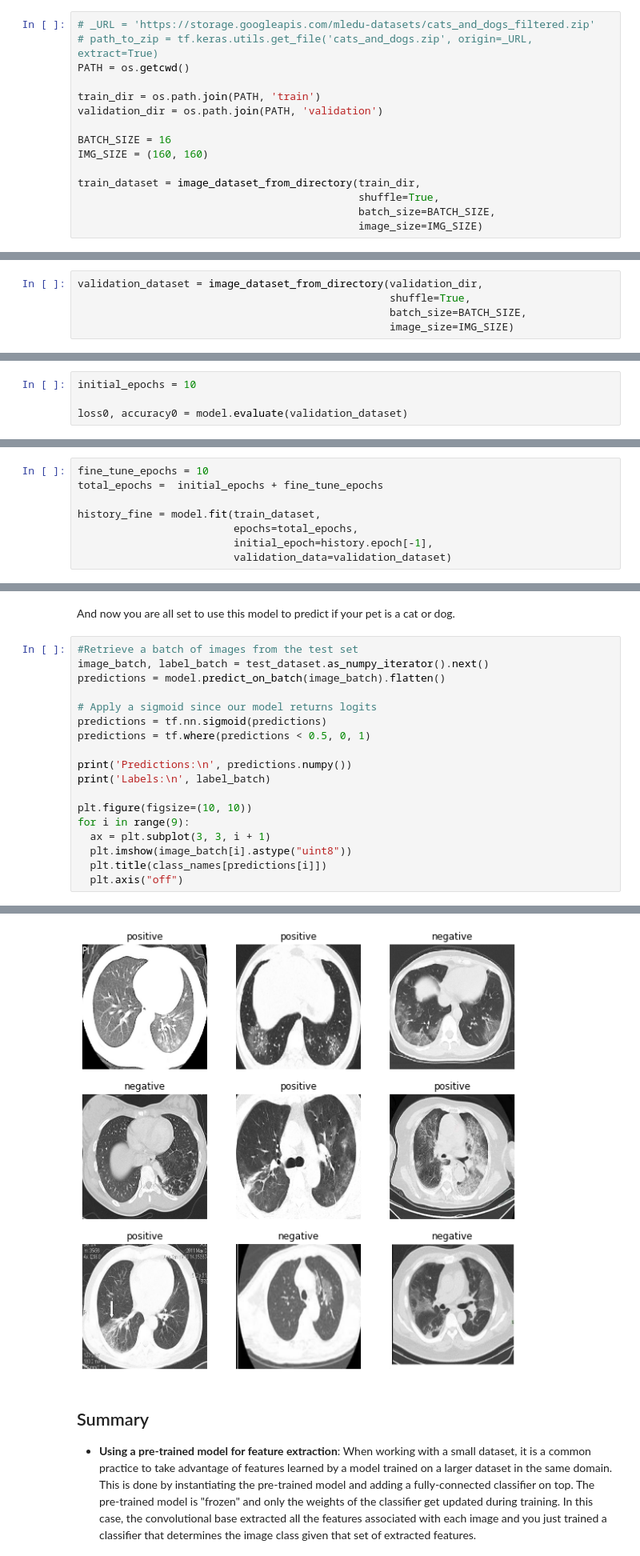
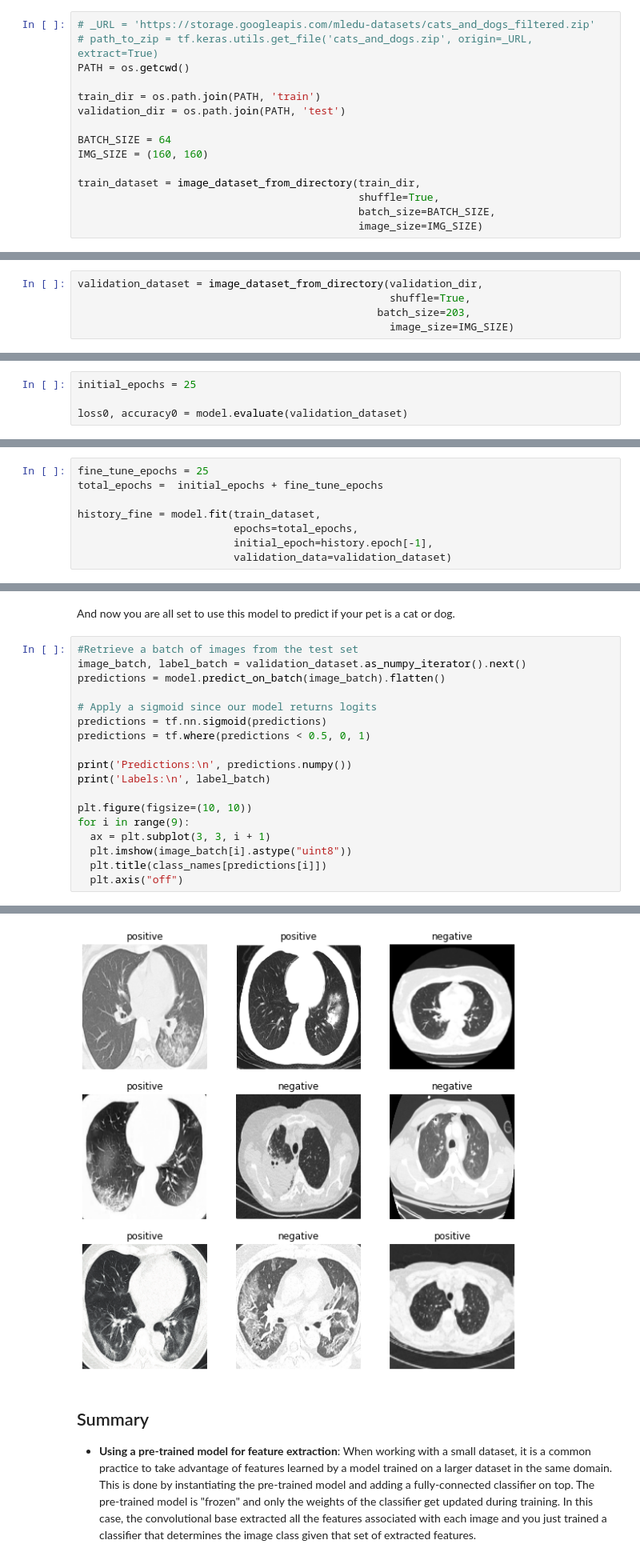
Before and after one commit to Yuriowindiatmoko2401/tesis-klasifikasi-covid-19, a Jupyter notebook: mobilenetv3small.ipynb, the cells around one changed output, grey strips where cells are left out. Shown at 80% size. Drawn from its saved outputs; the diff is of its cells as text.

```diff
--- a/mobilenetv3small.ipynb
+++ b/mobilenetv3small.ipynb
@@ -94,9 +94,9 @@ In this tutorial, you will use a dataset containing several thousand images of c
 PATH = os.getcwd()
 
 train_dir = os.path.join(PATH, 'train')
-validation_dir = os.path.join(PATH, 'validation')
+validation_dir = os.path.join(PATH, 'test')
 
-BATCH_SIZE = 16
+BATCH_SIZE = 64
 IMG_SIZE = (160, 160)
 
 train_dataset = image_dataset_from_directory(train_dir,
@@ -112,6 +112,6 @@ PATH
 # %%
 validation_dataset = image_dataset_from_directory(validation_dir,
                                                   shuffle=True,
-                                                  batch_size=BATCH_SIZE,
+                                                batch_size=203,
                                                   image_size=IMG_SIZE)
 # %% [output]
@@ -323,7 +323,7 @@ len(model.trainable_variables)
 
 After training for 10 epochs, you should see ~94% accuracy on the validation set.
 # %%
-initial_epochs = 10
+initial_epochs = 25
 
 loss0, accuracy0 = model.evaluate(validation_dataset)
 # %% [output]
@@ -461,7 +458,7 @@ len(model.trainable_variables)
 # %% [markdown]
 If you trained to convergence earlier, this step will improve your accuracy by a few percentage points.
 # %%
-fine_tune_epochs = 10
+fine_tune_epochs = 25
 total_epochs =  initial_epochs + fine_tune_epochs
 
 history_fine = model.fit(train_dataset,
@@ -541,7 +538,7 @@ Test accuracy : 0.7777777910232544
 And now you are all set to use this model to predict if your pet is a cat or dog.
 # %%
 #Retrieve a batch of images from the test set
-image_batch, label_batch = test_dataset.as_numpy_iterator().next()
+image_batch, label_batch = validation_dataset.as_numpy_iterator().next()
 predictions = model.predict_on_batch(image_batch).flatten()
 
 # Apply a sigmoid since our model returns logits
@@ -565,4 +572,4 @@ Labels:
-[figure, old version]
+[figure, new version]
 # %% [markdown]
 ## Summary
 
```
Also changed, not shown: parts of 40 cells of this notebook, 10 other files.
